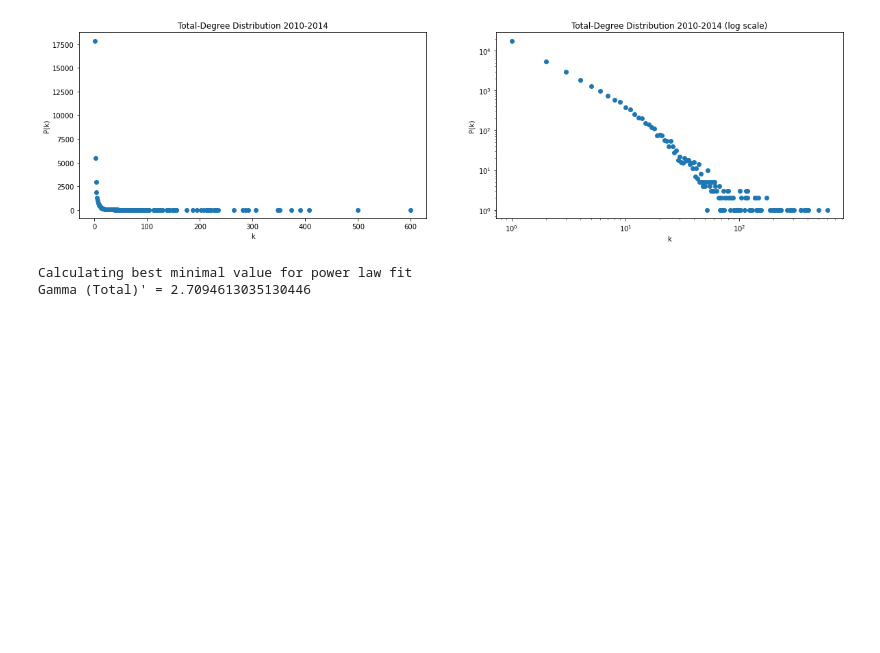
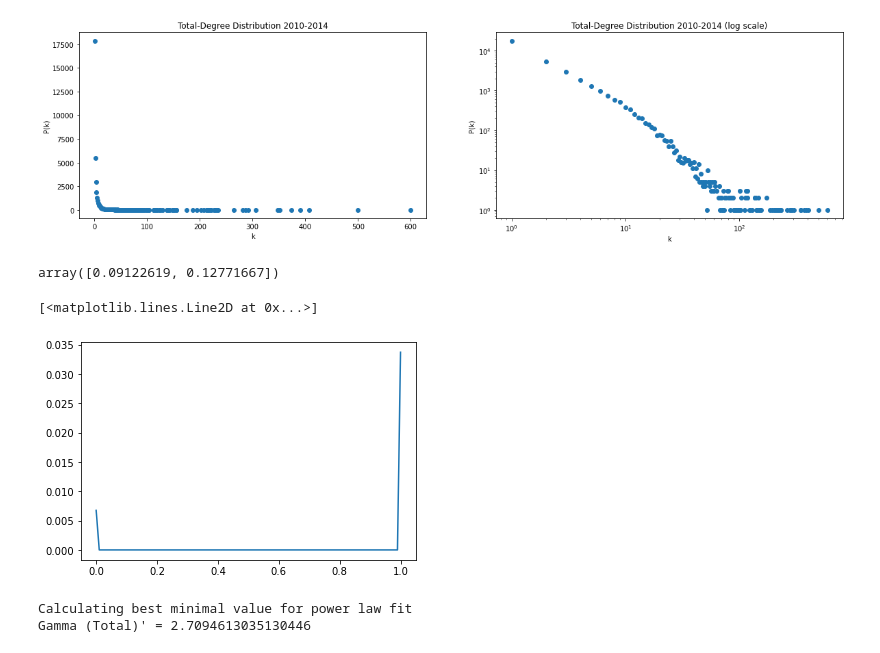
Before and after one commit to omeryefet/Complex_Networks, a Jupyter notebook: Project2022.ipynb, the cells around one changed output. Drawn from its saved outputs; the diff is of its cells as text; code cells hidden in the pictures; blank space fills up the shorter version.

```diff
--- a/Project2022.ipynb
+++ b/Project2022.ipynb
@@ -176,18 +178,32 @@ Average out degree:   1.9575
 [figure]
 [figure]
 [figure]
+# %%
+from scipy.stats import poisson
+# import matplotlib.pyplot as plt
+# mu = 0.6
+# fig, ax = plt.subplots(1, 1)
+# x = np.arange(poisson.ppf(0.01, mu), poisson.ppf(0.99, mu))
+# ax.plot(x, poisson.pmf(x, mu), 'bo', ms=8, label='poisson pmf')
+# ax.vlines(x, 0, poisson.pmf(x, mu), colors='b', lw=5, alpha=0.5)
+poisson.pmf(np.array([4,5]), mu=7)
+# %% [output]
+array([0.09122619, 0.12771667])
 # %%
-# from scipy.stats import poisson
-# import matplotlib.pyplot as plt
-# %matplotlib inline
+from scipy.stats import poisson
+import matplotlib.pyplot as plt
+%matplotlib inline
 
-# #generate Poisson distribution with sample size 10000
-# x = poisson.rvs(mu=3, size=1000000)
-# a = np.linspace(1, 100, 1000000)
-# b = poisson.pmf(a, mu=70)
+#generate Poisson distribution with sample size 10000
+x = poisson.rvs(mu=3, size=1000)
+a = np.linspace(0, 1, 100)
+b = poisson.pmf(a, mu=5)
 
-# #create plot of Poisson distribution
-# plt.loglog(a,b)
+#create plot of Poisson distribution
+plt.plot(a,b)
+# %% [output]
+[<matplotlib.lines.Line2D at 0x...>]
+[figure, added]
 # %%
 def plot_gamma(num):
     G_weighted_directed = graph_list[num]
```
Also changed, not shown: parts of 1 cell of this notebook.
